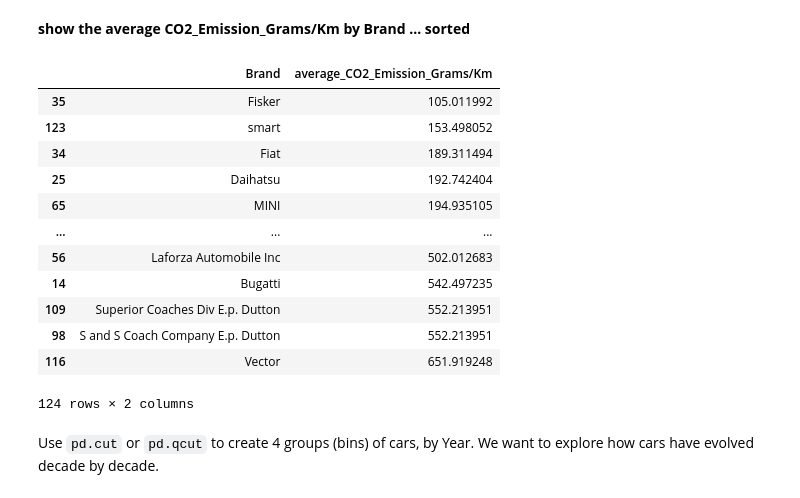
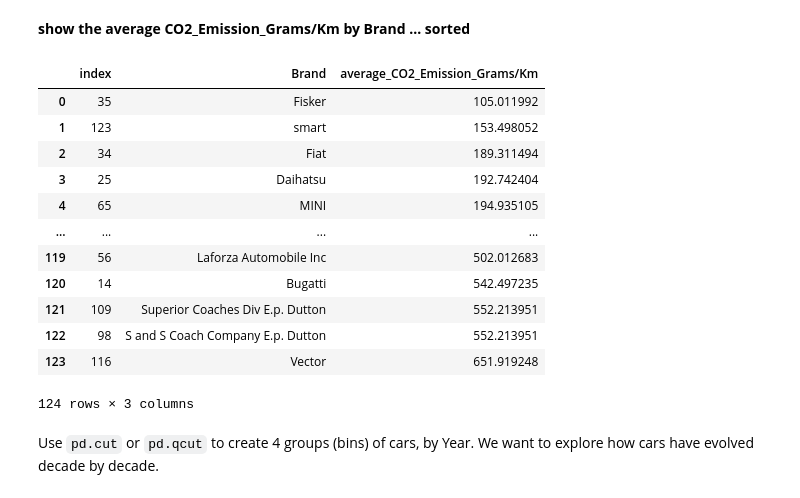
Before and after one commit to NHer0/IronEnrique, a Jupyter notebook: PandasGroupbyLab/Lab_Pandas_Grouping_Data_Cleaning_Vehicles.ipynb, the cells around one changed output. Drawn from its saved outputs; the diff is of its cells as text; code cells hidden in the pictures.

```diff
--- a/PandasGroupbyLab/Lab_Pandas_Grouping_Data_Cleaning_Vehicles.ipynb
+++ b/PandasGroupbyLab/Lab_Pandas_Grouping_Data_Cleaning_Vehicles.ipynb
@@ -546,26 +545,26 @@ cars.sort_values("CO2_Emission_Grams/Km")
 <b>show the average CO2_Emission_Grams/Km  by Brand ... sorted
 # %%
 (cars
-.groupby("Brand")["CO2_Emission_Grams/Km"]
+.groupby("Brand", as_index=False)["CO2_Emission_Grams/Km"]
 .mean()
-.reset_index()
 .rename({"CO2_Emission_Grams/Km":"average_CO2_Emission_Grams/Km"}, axis=1)
 .sort_values("average_CO2_Emission_Grams/Km")
+.reset_index()
 )
 # %% [output]
-|  | Brand | average_CO2_Emission_Grams/Km |
-| 35 | Fisker | 105.011992 |
-| 123 | smart | 153.498052 |
-| 34 | Fiat | 189.311494 |
-| 25 | Daihatsu | 192.742404 |
-| 65 | MINI | 194.935105 |
-| ... | ... | ... |
-| 56 | Laforza Automobile Inc | 502.012683 |
-| 14 | Bugatti | 542.497235 |
-| 109 | Superior Coaches Div E.p. Dutton | 552.213951 |
-| 98 | S and S Coach Company E.p. Dutton | 552.213951 |
-| 116 | Vector | 651.919248 |
+|  | index | Brand | average_CO2_Emission_Grams/Km |
+| 0 | 35 | Fisker | 105.011992 |
+| 1 | 123 | smart | 153.498052 |
+| 2 | 34 | Fiat | 189.311494 |
+| 3 | 25 | Daihatsu | 192.742404 |
+| 4 | 65 | MINI | 194.935105 |
+| ... | ... | ... | ... |
+| 119 | 56 | Laforza Automobile Inc | 502.012683 |
+| 120 | 14 | Bugatti | 542.497235 |
+| 121 | 109 | Superior Coaches Div E.p. Dutton | 552.213951 |
+| 122 | 98 | S and S Coach Company E.p. Dutton | 552.213951 |
+| 123 | 116 | Vector | 651.919248 |
-124 rows × 2 columns
+124 rows × 3 columns
 # %% [markdown]
 Use `pd.cut` or `pd.qcut` to create 4 groups (bins) of cars, by Year. We want to explore how cars have evolved decade by decade.
 # %%
```
Also changed, not shown: parts of 3 cells of this notebook.
